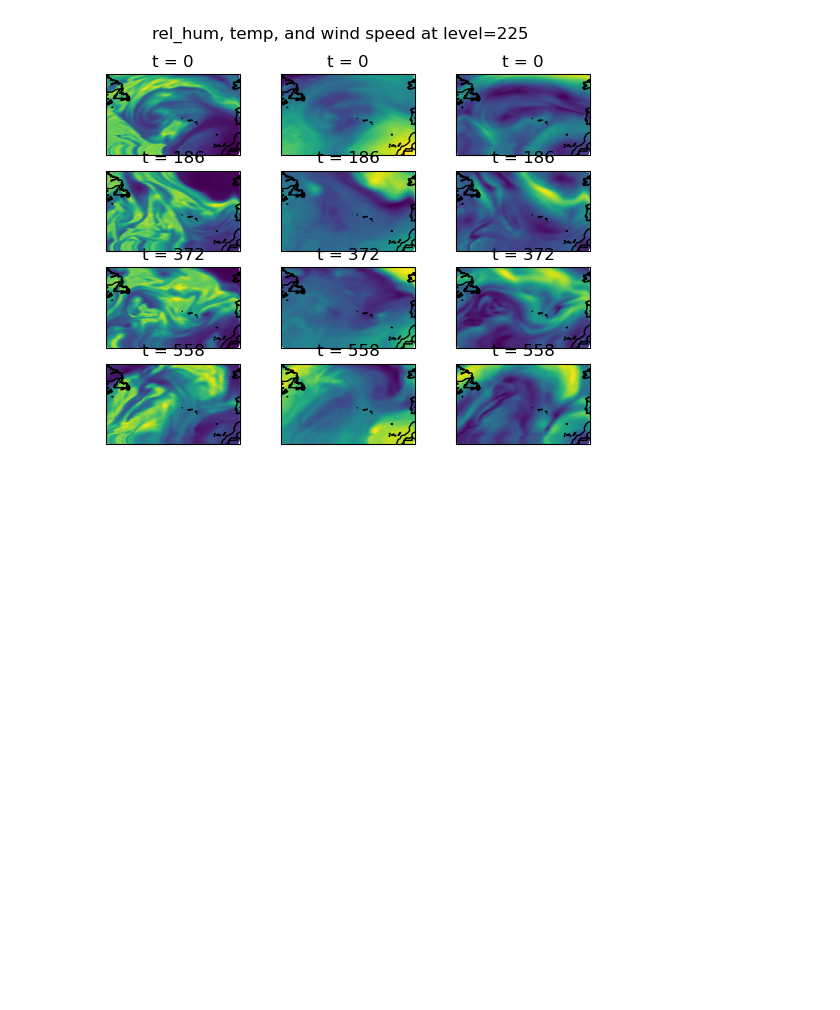
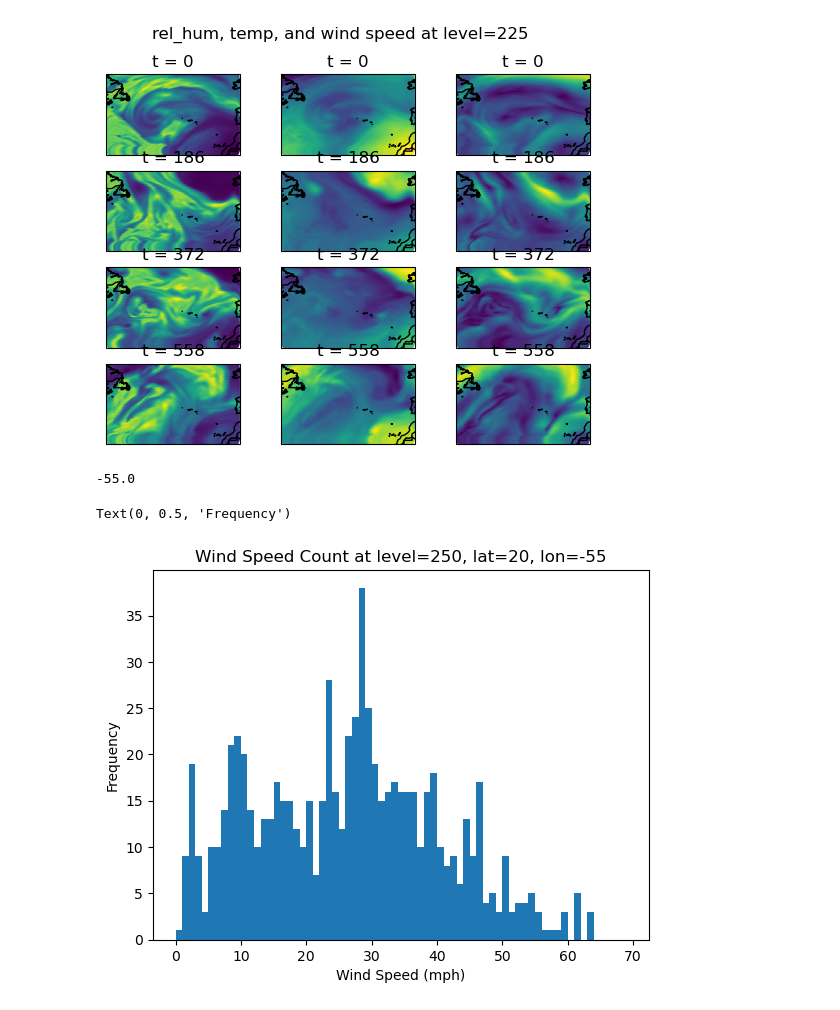
Before and after one commit to usc-caisplusplus/proj-turbulence, a Jupyter notebook: 2nd_look.ipynb, the cells around one changed output. Cells and saved outputs as stored; diff of their text form; code cells hidden in the pictures; blank space fills up the shorter version.

```diff
--- a/2nd_look.ipynb
+++ b/2nd_look.ipynb
@@ -156,3 +160,20 @@ plt.show()
 
 # day vs. night
 # water vs. land
+# %%
+u = t.get('wind_u')
+v = t.get('wind_v')
+# %%
+lon[20]
+# %% [output]
+-55.0
+# %%
+wind_speeds = [np.sqrt((u[i][2][20][20])**2 + (v[i][2][20][20])**2) for i in range (744)]
+# %%
+plt.hist(wind_speeds, bins=range(70))
+plt.title("Wind Speed Count at level=250, lat=20, lon=-55")
+plt.xlabel("Wind Speed (mph)")
+plt.ylabel("Frequency")
+# %% [output]
+Text(0, 0.5, 'Frequency')
+[figure, added]
```
Also changed, not shown: parts of 2 cells of this notebook.
